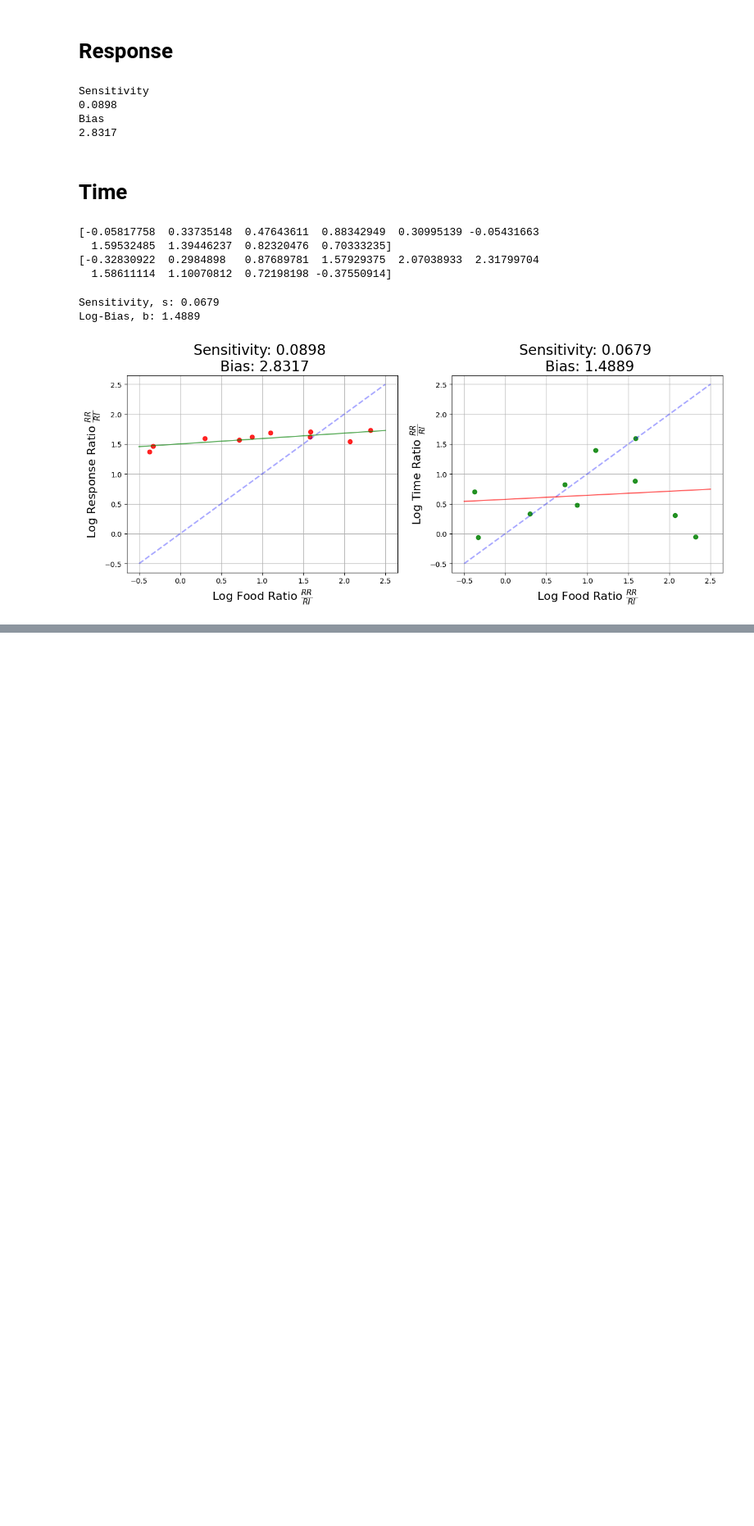
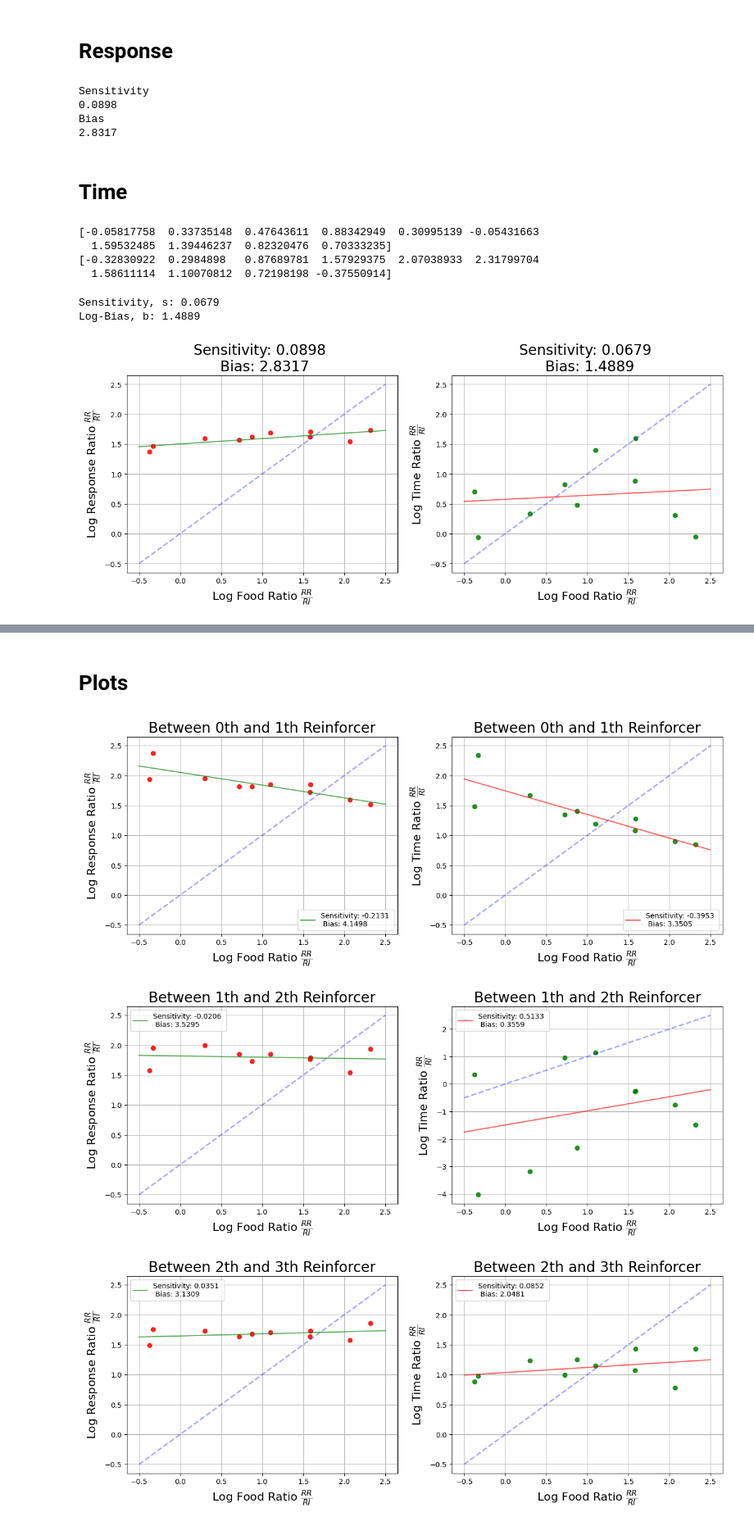
Before and after one commit to Christian-F-Badillo/Matching, a Jupyter notebook: Figures_2016.ipynb, the cells around one changed output, grey strips where cells are left out. Shown at 82% size. Saved outputs shown, nothing was run; the diff lists cells and outputs as text; code cells hidden in the pictures; blank space fills up the shorter version.

```diff
--- a/Figures_2016.ipynb
+++ b/Figures_2016.ipynb
@@ -205,0 +426,75 @@ plt.show()
+# %%
+response_evolution = []
+time_evolution = []
+
+for i in range(10):
+    mini_list = []
+    for key in ratios.keys():
+        mini_list.append(ratios[key][i])
+    response_evolution.append(mini_list)
+
+for i in range(10):
+    mini_list_t = []
+    for key_t in ratios_time.keys():
+        mini_list_t.append(ratios_time[key_t][i])
+    time_evolution.append(mini_list_t)
+# %% [markdown]
+# Plots
+# %%
+# Plot the Log food ratio vs Log response ratio  and log food ratio vs log time ratio and the
+# estimated sensitivity and bias from the generalized matching law
+count = 0
+X = list_rewards.reshape(-1, 1)
+x = np.linspace(-0.5,2.5,100)
+
+for i in range(10):
+    fig, ax = plt.subplots(figsize = (15, 5), ncols=2, nrows=1)
+
+    y = response_evolution[count]
+    reg = LinearRegression().fit(X, y)
+    sen_t = reg.coef_[0]
+    bias_t = reg.intercept_
+
+
+    ax[0].plot(list_rewards, response_evolution[count], 'o', alpha = 0.85, color = 'red')
+    ax[0].plot(x, x, '--', alpha = 0.35, color = 'blue', lw = 2)
+    ax[0].plot(x, x*sen_t + bias_t, '-', alpha = 0.65,
+               color = 'green', lw = 1.5, label=f"Sensitivity: {sen_t:0.4f} \n Bias: {np.exp2(bias_t):0.04f}")
+    ax[0].grid()
+
+    ax[0].set_xlabel(r'Log Food Ratio $\frac{RR}{RI}$', fontsize=16)
+    ax[0].set_ylabel(r'Log Response Ratio $\frac{RR}{RI}$', fontsize=16)
+    ax[0].set_title(f"Between {from_reward[count]}th and {to_reward[count]}th Reinforcer", fontsize=20)
+    ax[0].legend()
+
+    ######################################################################################
+    ######################################################################################
+
+    y = time_evolution[count]
+    reg = LinearRegression().fit(X, y)
+    sen_t_2 = reg.coef_[0]
+    bias_t_2 = reg.intercept_
+
+    ax[1].plot(list_rewards, time_evolution[count], 'o', alpha = 0.85, color = 'green')
+
+    ax[1].plot(x, x, '--', alpha = 0.35, color = 'blue', lw = 2)
+
+    ax[1].plot(x, x*sen_t_2 + bias_t_2, '-', alpha = 0.65,
+               color = 'red', lw = 1.5,
+               label = f"Sensitivity: {sen_t_2:0.4f} \n Bias: {np.exp2(bias_t_2):0.04f}")
+
+    ax[1].grid()
+
+    ax[1].set_xlabel(r'Log Food Ratio $\frac{RR}{RI}$', fontsize=16)
+    ax[1].set_ylabel(r'Log Time Ratio $\frac{RR}{RI}$', fontsize=16)
+    ax[1].set_title(f"Between {from_reward[count]}th and {to_reward[count]}th Reinforcer", fontsize=20)
+    ax[1].legend()
+
+    count += 1
+
+    plt.savefig(dir + f"Figure_from{from_reward[count-1]}th_to_{to_reward[count-1]}th.png", dpi = 300, bbox_inches='tight', pad_inches=0.1)
+    plt.show()
+# %% [output]
+[figure, added]
+[figure, added]
+[figure, added]
```
Also changed, not shown: parts of 43 cells of this notebook.
